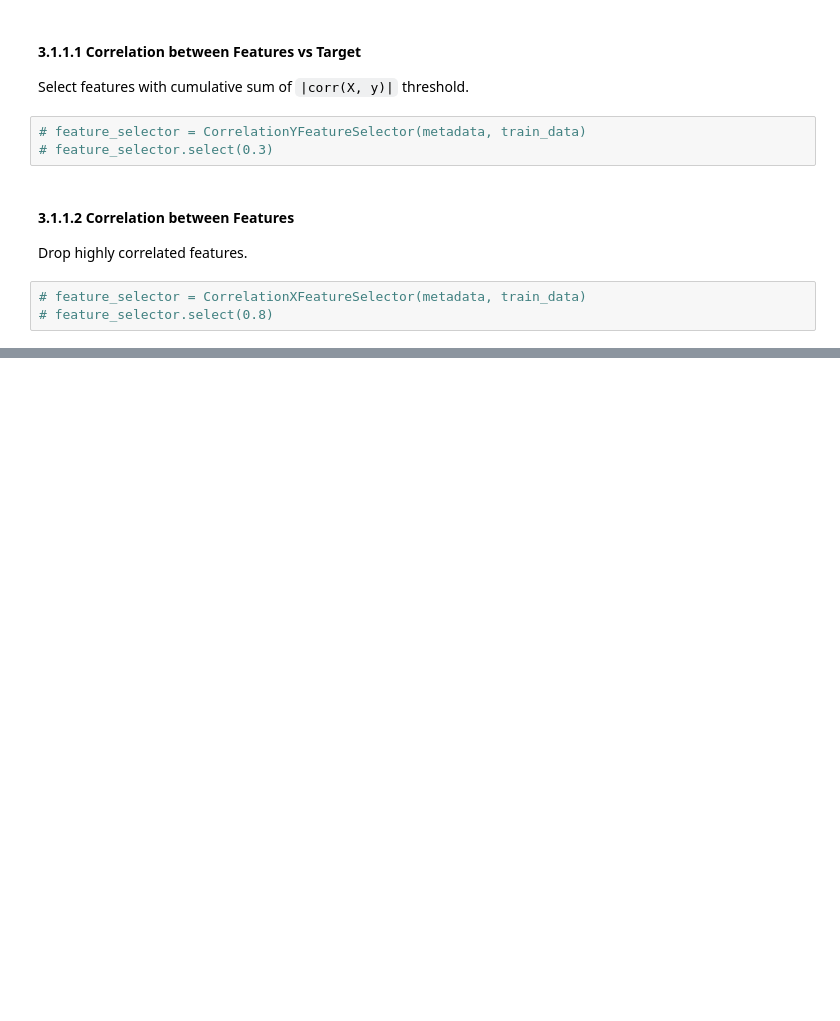
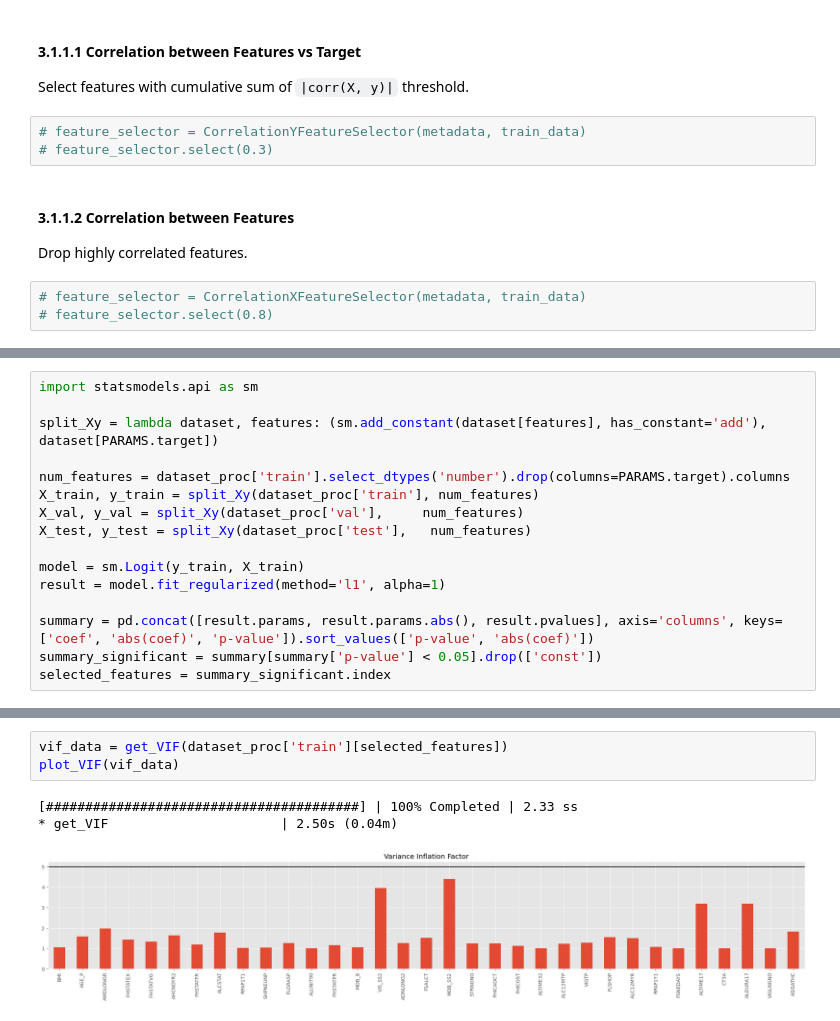
Before and after one commit to alchemine/diabetes-prediction, a Jupyter notebook: diabetes_prediction/main.ipynb, the cells around one changed output, grey strips where cells are left out. Drawn from its saved outputs; the diff is of its cells as text; blank space fills up the shorter version.

```diff
--- a/diabetes_prediction/main.ipynb
+++ b/diabetes_prediction/main.ipynb
@@ -135,0 +114,16 @@ rst, summary = experiment(metadata, dataset_proc, base_estimator, corr_x_feature
+# %%
+import statsmodels.api as sm
+
+split_Xy = lambda dataset, features: (sm.add_constant(dataset[features], has_constant='add'), dataset[PARAMS.target])
+
+num_features = dataset_proc['train'].select_dtypes('number').drop(columns=PARAMS.target).columns
+X_train, y_train = split_Xy(dataset_proc['train'], num_features)
+X_val, y_val = split_Xy(dataset_proc['val'],     num_features)
+X_test, y_test = split_Xy(dataset_proc['test'],   num_features)
+
+model = sm.Logit(y_train, X_train)
+result = model.fit_regularized(method='l1', alpha=1)
+
+summary = pd.concat([result.params, result.params.abs(), result.pvalues], axis='columns', keys=['coef', 'abs(coef)', 'p-value']).sort_values(['p-value', 'abs(coef)'])
+summary_significant = summary[summary['p-value'] < 0.05].drop(['const'])
+selected_features = summary_significant.index
@@ -135,0 +170,7 @@ rst, summary = experiment(metadata, dataset_proc, base_estimator, corr_x_feature
+# %%
+vif_data = get_VIF(dataset_proc['train'][selected_features])
+plot_VIF(vif_data)
+# %% [output]
+[########################################] | 100% Completed | 2.33 ss
+* get_VIF                      | 2.50s (0.04m)
+[figure, added]
```
Also changed, not shown: parts of 43 cells of this notebook, 8 other files.
